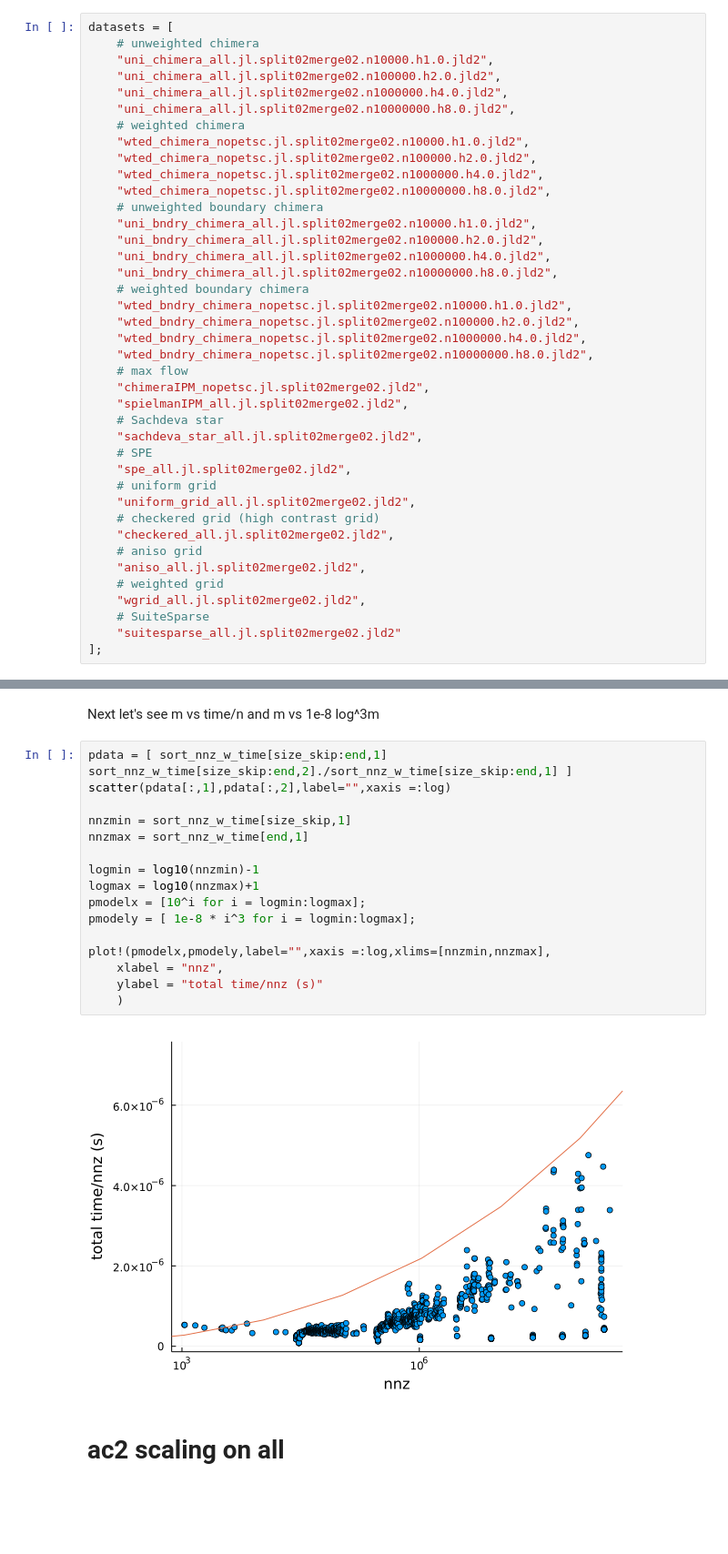
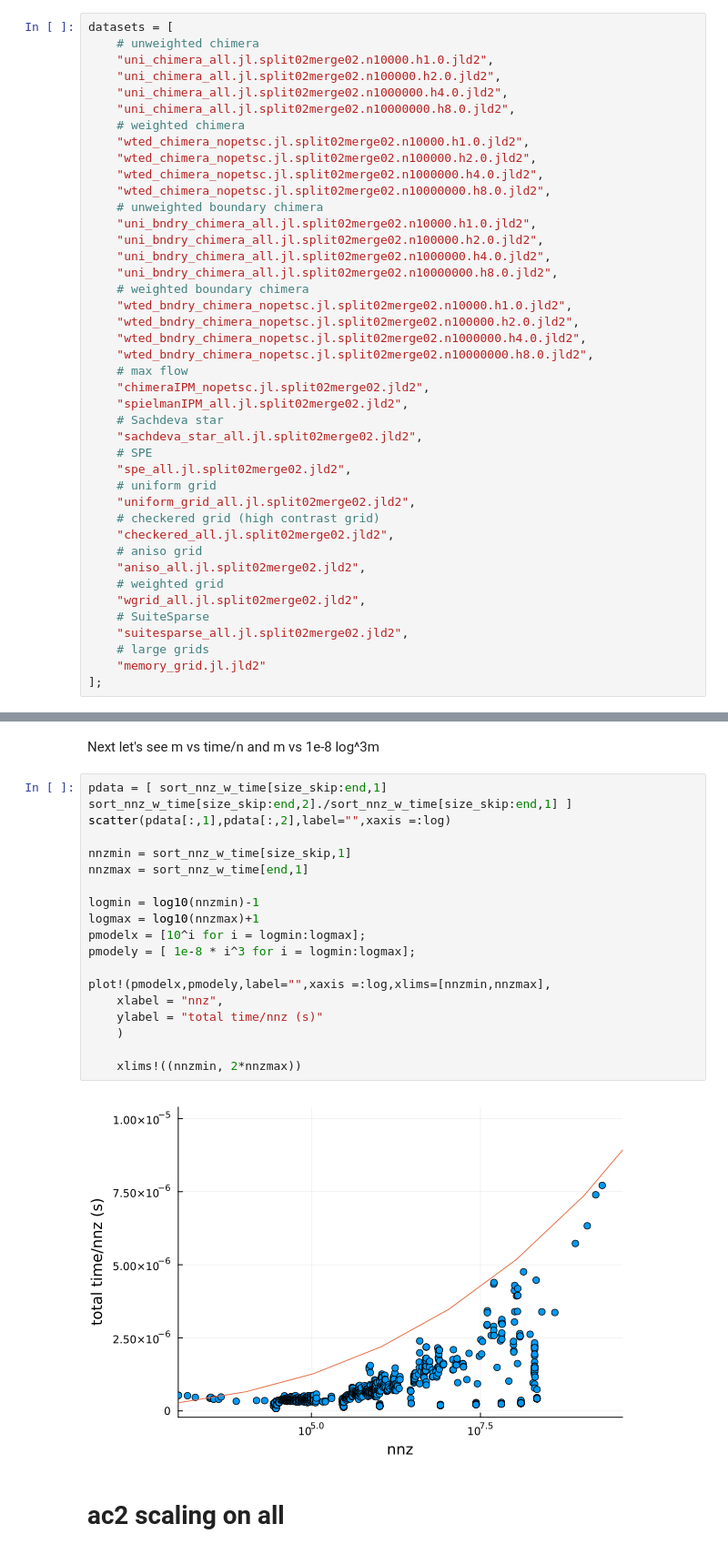
Before and after one commit to rjkyng/SDDM2023, a Jupyter notebook: performance-analyses/2023-04-17_scaling.ipynb, the cells around one changed output, grey strips where cells are left out. Shown at 91% size. Drawn from its saved outputs; the diff is of its cells as text; blank space fills up the shorter version.

Commit message:
memory plots

```diff
--- a/performance-analyses/2023-04-17_scaling.ipynb
+++ b/performance-analyses/2023-04-17_scaling.ipynb
@@ -48,7 +48,9 @@ datasets = [
     # weighted grid
     "wgrid_all.jl.split02merge02.jld2",
     # SuiteSparse
-    "suitesparse_all.jl.split02merge02.jld2"
+    "suitesparse_all.jl.split02merge02.jld2",
+    # large grids
+    "memory_grid.jl.jld2"
 ];
 # %%
 function combine(a, b)
@@ -134,21 +155,23 @@ Next let's see m vs time/n and m vs 1e-8 log^3m
 # %%
 pdata = [ sort_nnz_w_time[size_skip:end,1] sort_nnz_w_time[size_skip:end,2]./sort_nnz_w_time[size_skip:end,1] ]
 scatter(pdata[:,1],pdata[:,2],label="",xaxis =:log)
 
 nnzmin = sort_nnz_w_time[size_skip,1]
 nnzmax = sort_nnz_w_time[end,1]
 
 logmin = log10(nnzmin)-1
 logmax = log10(nnzmax)+1
 pmodelx = [10^i for i = logmin:logmax];
 pmodely = [ 1e-8 * i^3 for i = logmin:logmax];
 
 plot!(pmodelx,pmodely,label="",xaxis =:log,xlims=[nnzmin,nnzmax],
     xlabel = "nnz",
     ylabel = "total time/nnz (s)"
     )
+
+    xlims!((nnzmin, 2*nnzmax))
 # %% [output]
-[figure, old version]
+[figure, new version]
 # %% [markdown]
 # ac2 scaling on all
 # %%
```
Also changed, not shown: parts of 5 cells of this notebook, 44 other files.
